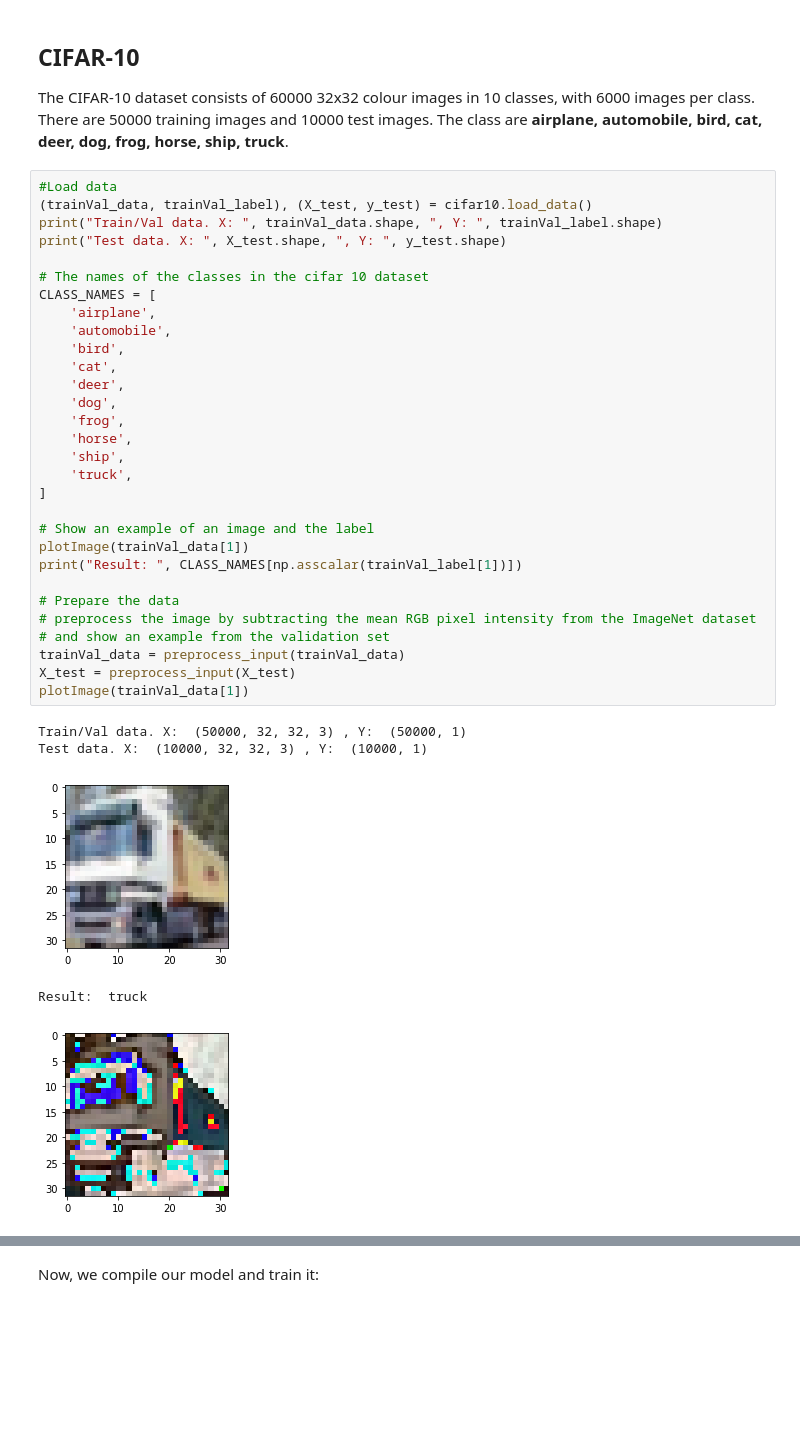
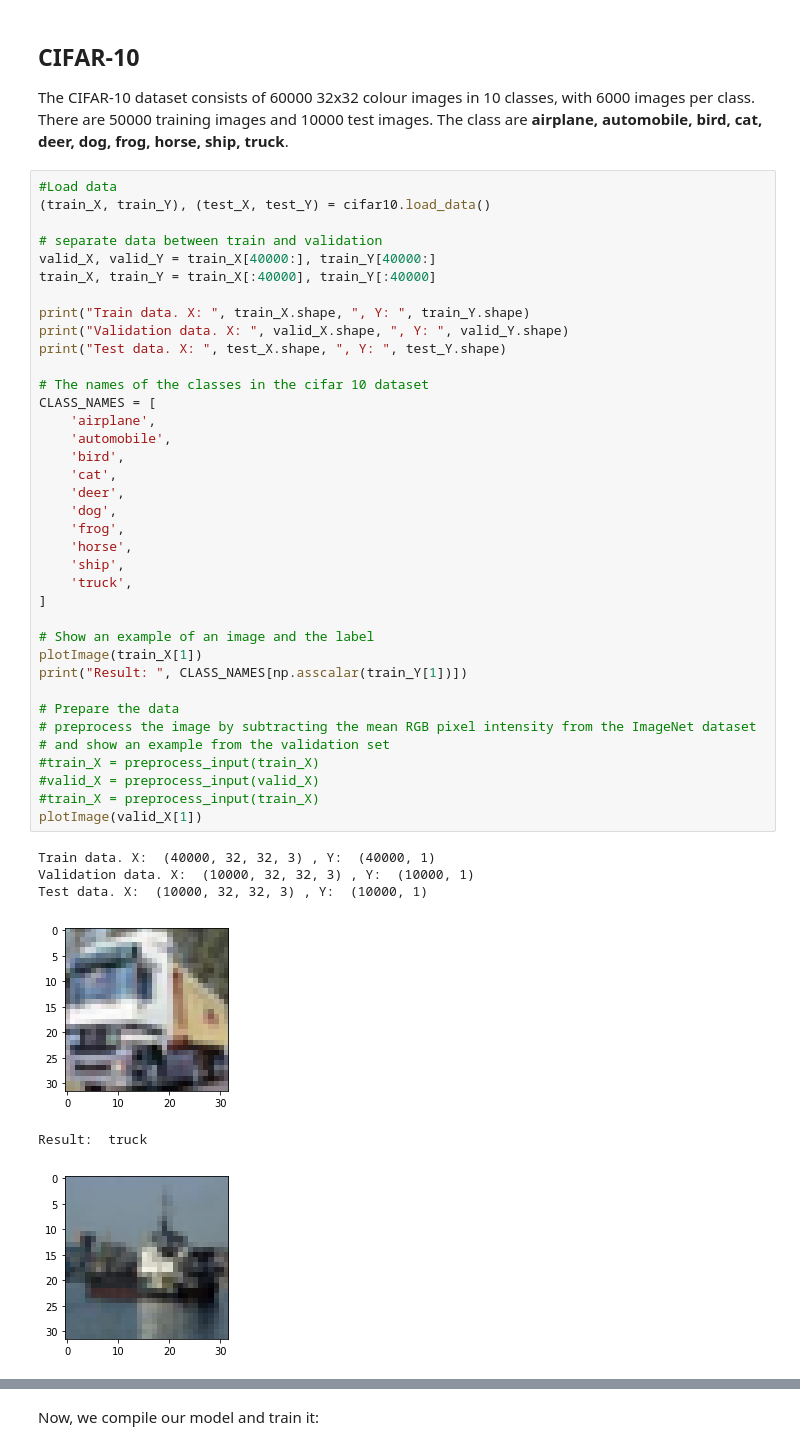
Before and after one commit to joaovbs96/Transfer-Learning-MC886-2018s2, a Jupyter notebook: transfer-learning.ipynb, the cells around one changed output, grey strips where cells are left out. Saved outputs shown, nothing was run; the diff lists cells and outputs as text; blank space fills up the shorter version.

```diff
--- a/transfer-learning.ipynb
+++ b/transfer-learning.ipynb
@@ -121,39 +121,47 @@ def SqueezeNet(input_shape):
 The CIFAR-10 dataset consists of 60000 32x32 colour images in 10 classes, with 6000 images per class. There are 50000 training images and 10000 test images. The class are **airplane, automobile, bird, cat, deer, dog, frog, horse, ship, truck**.
 # %%
 #Load data
-(trainVal_data, trainVal_label), (X_test, y_test) = cifar10.load_data()
-print("Train/Val data. X: ", trainVal_data.shape, ", Y: ", trainVal_label.shape)
-print("Test data. X: ", X_test.shape, ", Y: ", y_test.shape)
+(train_X, train_Y), (test_X, test_Y) = cifar10.load_data()
+
+# separate data between train and validation
+valid_X, valid_Y = train_X[40000:], train_Y[40000:]
+train_X, train_Y = train_X[:40000], train_Y[:40000]
+
+print("Train data. X: ", train_X.shape, ", Y: ", train_Y.shape)
+print("Validation data. X: ", valid_X.shape, ", Y: ", valid_Y.shape)
+print("Test data. X: ", test_X.shape, ", Y: ", test_Y.shape)
 
 # The names of the classes in the cifar 10 dataset
 CLASS_NAMES = [
     'airplane',
     'automobile',
     'bird',
     'cat',
     'deer',
     'dog',
     'frog',
     'horse',
     'ship',
     'truck',
 ]
 
 # Show an example of an image and the label
-plotImage(trainVal_data[1])
-print("Result: ", CLASS_NAMES[np.asscalar(trainVal_label[1])])
+plotImage(train_X[1])
+print("Result: ", CLASS_NAMES[np.asscalar(train_Y[1])])
 
 # Prepare the data
 # preprocess the image by subtracting the mean RGB pixel intensity from the ImageNet dataset
 # and show an example from the validation set
-trainVal_data = preprocess_input(trainVal_data)
-X_test = preprocess_input(X_test)
-plotImage(trainVal_data[1])
+#train_X = preprocess_input(train_X)
+#valid_X = preprocess_input(valid_X)
+#train_X = preprocess_input(train_X)
+plotImage(valid_X[1])
 # %% [output]
-Train/Val data. X:  (50000, 32, 32, 3) , Y:  (50000, 1)
+Train data. X:  (40000, 32, 32, 3) , Y:  (40000, 1)
+Validation data. X:  (10000, 32, 32, 3) , Y:  (10000, 1)
 Test data. X:  (10000, 32, 32, 3) , Y:  (10000, 1)
 [figure]
 Result:  truck
-[figure, old version]
+[figure, new version]
 # %%
 # Transform targets to keras compatible format with cifar-10
```
Also changed, not shown: parts of 13 cells of this notebook.
